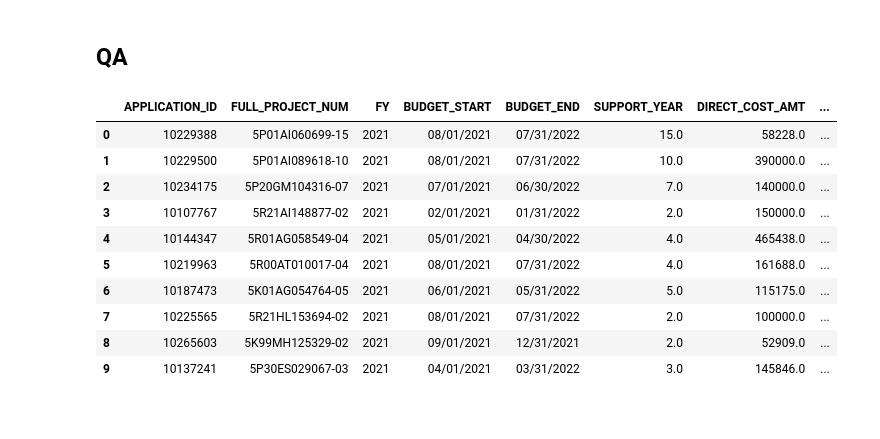
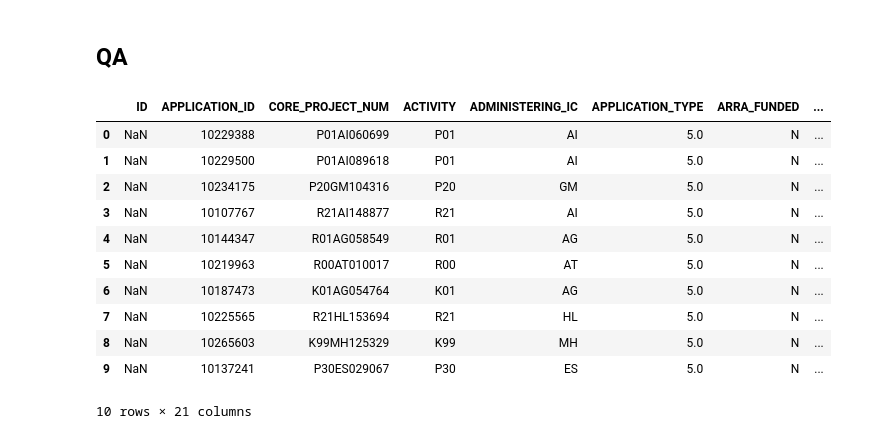
Before and after one commit to scameronp/nih-reporter, a Jupyter notebook: notebooks/Tests_for_Microsoft_SQL_Server_import.ipynb, the cells around one changed output. Cells and saved outputs as stored; diff of their text form; code cells hidden in the pictures.

```diff
--- a/notebooks/Tests_for_Microsoft_SQL_Server_import.ipynb
+++ b/notebooks/Tests_for_Microsoft_SQL_Server_import.ipynb
@@ -454,17 +468,18 @@ filter_columns(ENHANCED_FILE, TABLE_DIR + 'ADMIN.tsv', [
 # %% [markdown]
 ## QA
 # %%
-test_df = pd.read_csv(TABLE_DIR + 'FUNDING_PER_FISCAL_YEAR.tsv', delimiter=DELIMITER, encoding=ENCODING)
+test_df = pd.read_csv(TABLE_DIR + 'PROJECTS.tsv', delimiter=DELIMITER, encoding=ENCODING)
 test_df.head(10)
 # %% [output]
-|  | APPLICATION_ID | FULL_PROJECT_NUM | FY | BUDGET_START | BUDGET_END | SUPPORT_YEAR | DIRECT_COST_AMT | ... |
-| 0 | 10229388 | 5P01AI060699-15 | 2021 | 08/01/2021 | 07/31/2022 | 15.0 | 58228.0 | ... |
-| 1 | 10229500 | 5P01AI089618-10 | 2021 | 08/01/2021 | 07/31/2022 | 10.0 | 390000.0 | ... |
-| 2 | 10234175 | 5P20GM104316-07 | 2021 | 07/01/2021 | 06/30/2022 | 7.0 | 140000.0 | ... |
-| 3 | 10107767 | 5R21AI148877-02 | 2021 | 02/01/2021 | 01/31/2022 | 2.0 | 150000.0 | ... |
-| 4 | 10144347 | 5R01AG058549-04 | 2021 | 05/01/2021 | 04/30/2022 | 4.0 | 465438.0 | ... |
-| 5 | 10219963 | 5R00AT010017-04 | 2021 | 08/01/2021 | 07/31/2022 | 4.0 | 161688.0 | ... |
-| 6 | 10187473 | 5K01AG054764-05 | 2021 | 06/01/2021 | 05/31/2022 | 5.0 | 115175.0 | ... |
-| 7 | 10225565 | 5R21HL153694-02 | 2021 | 08/01/2021 | 07/31/2022 | 2.0 | 100000.0 | ... |
-| 8 | 10265603 | 5K99MH125329-02 | 2021 | 09/01/2021 | 12/31/2021 | 2.0 | 52909.0 | ... |
-| 9 | 10137241 | 5P30ES029067-03 | 2021 | 04/01/2021 | 03/31/2022 | 3.0 | 145846.0 | ... |
+|  | ID | APPLICATION_ID | CORE_PROJECT_NUM | ACTIVITY | ADMINISTERING_IC | APPLICATION_TYPE | ARRA_FUNDED | ... |
+| 0 | NaN | 10229388 | P01AI060699 | P01 | AI | 5.0 | N | ... |
+| 1 | NaN | 10229500 | P01AI089618 | P01 | AI | 5.0 | N | ... |
+| 2 | NaN | 10234175 | P20GM104316 | P20 | GM | 5.0 | N | ... |
+| 3 | NaN | 10107767 | R21AI148877 | R21 | AI | 5.0 | N | ... |
+| 4 | NaN | 10144347 | R01AG058549 | R01 | AG | 5.0 | N | ... |
+| 5 | NaN | 10219963 | R00AT010017 | R00 | AT | 5.0 | N | ... |
+| 6 | NaN | 10187473 | K01AG054764 | K01 | AG | 5.0 | N | ... |
+| 7 | NaN | 10225565 | R21HL153694 | R21 | HL | 5.0 | N | ... |
+| 8 | NaN | 10265603 | K99MH125329 | K99 | MH | 5.0 | N | ... |
+| 9 | NaN | 10137241 | P30ES029067 | P30 | ES | 5.0 | N | ... |
+10 rows × 21 columns
```
Also changed, not shown: parts of 4 cells of this notebook, 3 other files.
